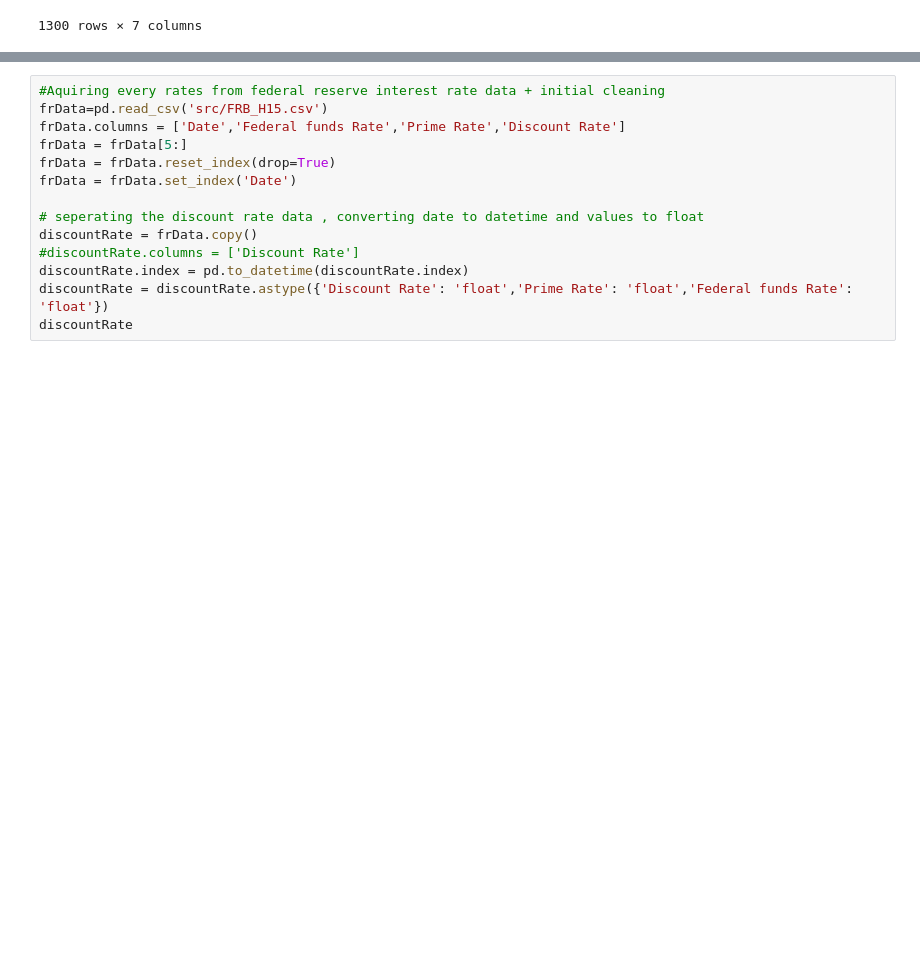
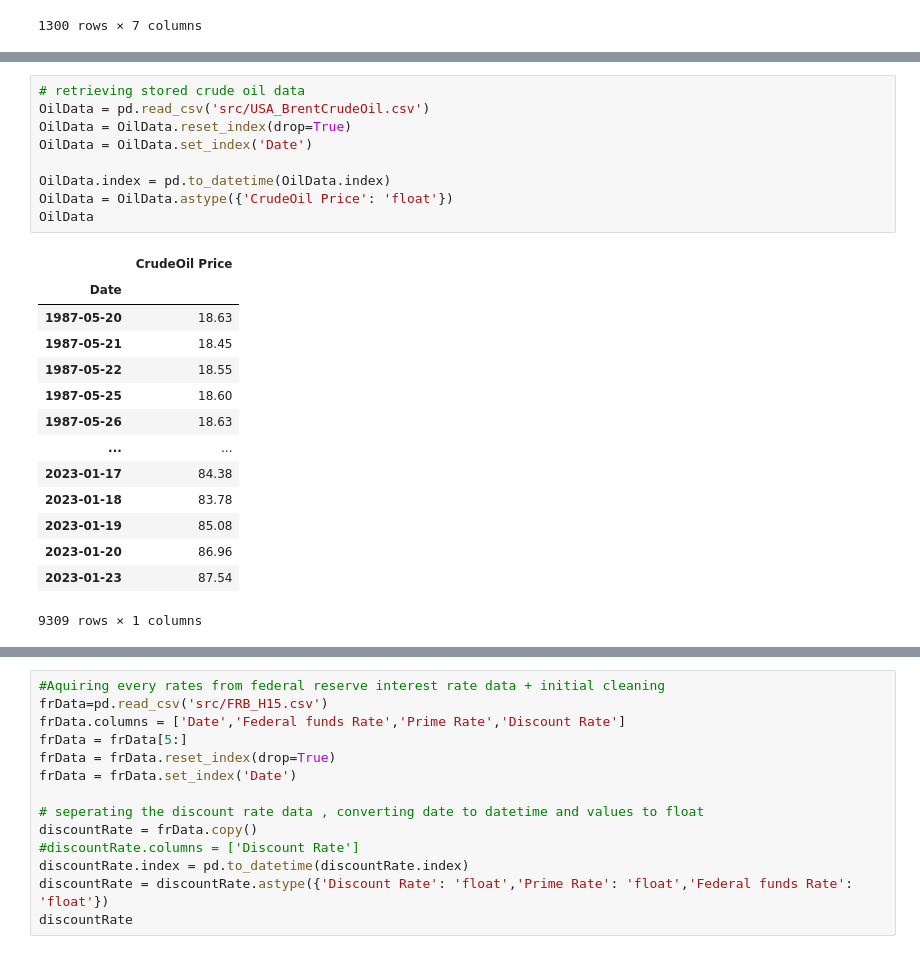
Before and after one commit to X99S5/Stock_Prediction_Model, a Jupyter notebook: Assignment.ipynb, the cells around one changed output, grey strips where cells are left out. Drawn from its saved outputs; the diff is of its cells as text; blank space fills up the shorter version.

```diff
--- a/Assignment.ipynb
+++ b/Assignment.ipynb
@@ -100,0 +66,24 @@ plt.plot(conPiData)
+# %%
+# retrieving stored crude oil data
+OilData = pd.read_csv('src/USA_BrentCrudeOil.csv')
+OilData = OilData.reset_index(drop=True)
+OilData = OilData.set_index('Date')
+
+OilData.index = pd.to_datetime(OilData.index)
+OilData = OilData.astype({'CrudeOil Price': 'float'})
+OilData
+# %% [output]
+|  | CrudeOil Price |
+| Date |  |
+| 1987-05-20 | 18.63 |
+| 1987-05-21 | 18.45 |
+| 1987-05-22 | 18.55 |
+| 1987-05-25 | 18.60 |
+| 1987-05-26 | 18.63 |
+| ... | ... |
+| 2023-01-17 | 84.38 |
+| 2023-01-18 | 83.78 |
+| 2023-01-19 | 85.08 |
+| 2023-01-20 | 86.96 |
+| 2023-01-23 | 87.54 |
+9309 rows × 1 columns
```
Also changed, not shown: parts of 19 cells of this notebook.
